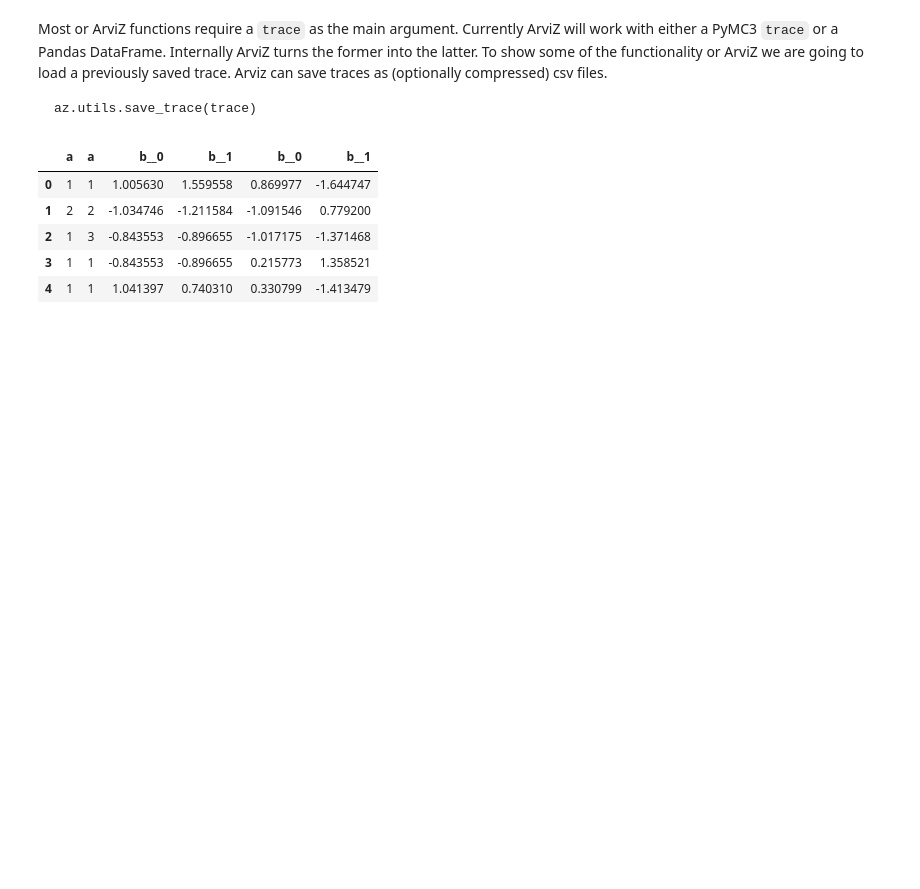
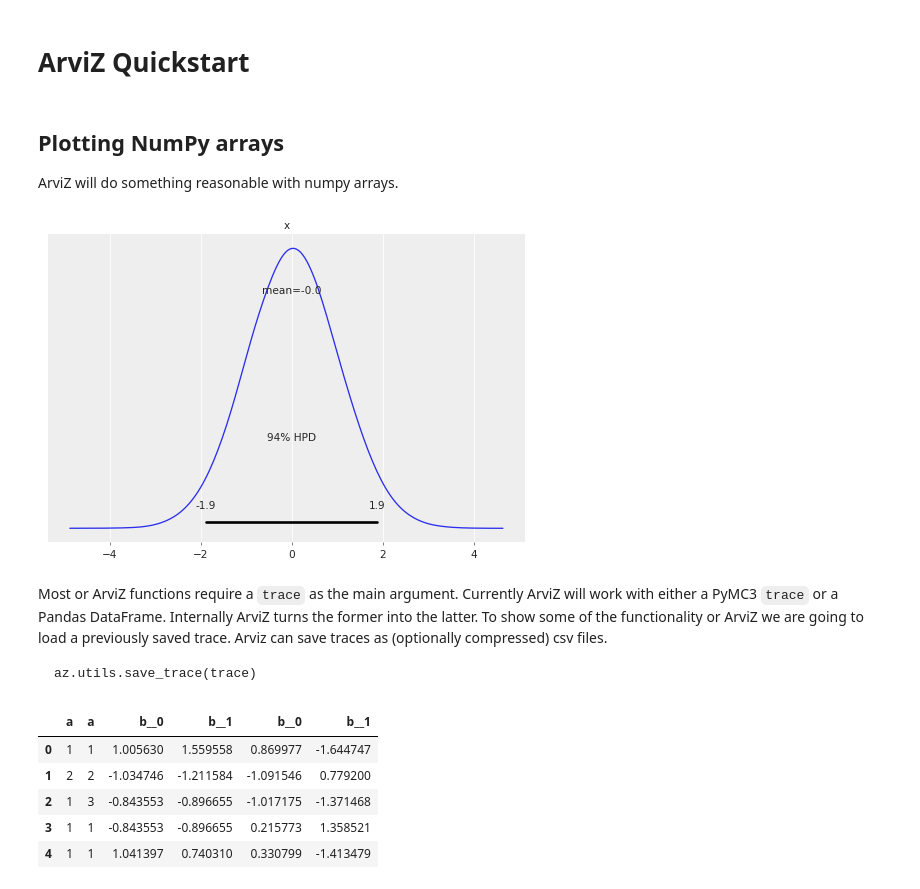
Before and after one commit to arviz-devs/arviz, a Jupyter notebook: doc/notebooks/Introduction.ipynb, the cells around one changed output. Cells and saved outputs as stored; diff of their text form; code cells hidden in the pictures; blank space fills up the shorter version.

```diff
--- a/doc/notebooks/Introduction.ipynb
+++ b/doc/notebooks/Introduction.ipynb
@@ -7,0 +3,2 @@ az.style.use('arviz-darkgrid')  # This is just and alias for plt.style
+# %% [markdown]
+# ArviZ Quickstart
@@ -8,3 +11,11 @@ az.style.use('arviz-darkgrid')  # This is just and alias for plt.style
+# %% [markdown]
+## Plotting NumPy arrays
+
+ArviZ will do something reasonable with numpy arrays.
+# %%
+az.posteriorplot(np.random.randn(100_000));
+# %% [output]
+[figure, added]
 # %% [markdown]
 Most or ArviZ functions require a `trace` as the main argument. Currently ArviZ will work with either a PyMC3 `trace` or a Pandas DataFrame. Internally ArviZ turns the former into the latter. To show some of the functionality or ArviZ we are going to load a previously saved trace. Arviz can save traces as (optionally compressed) csv files.
 
```
Also changed, not shown: parts of 4 cells of this notebook.
